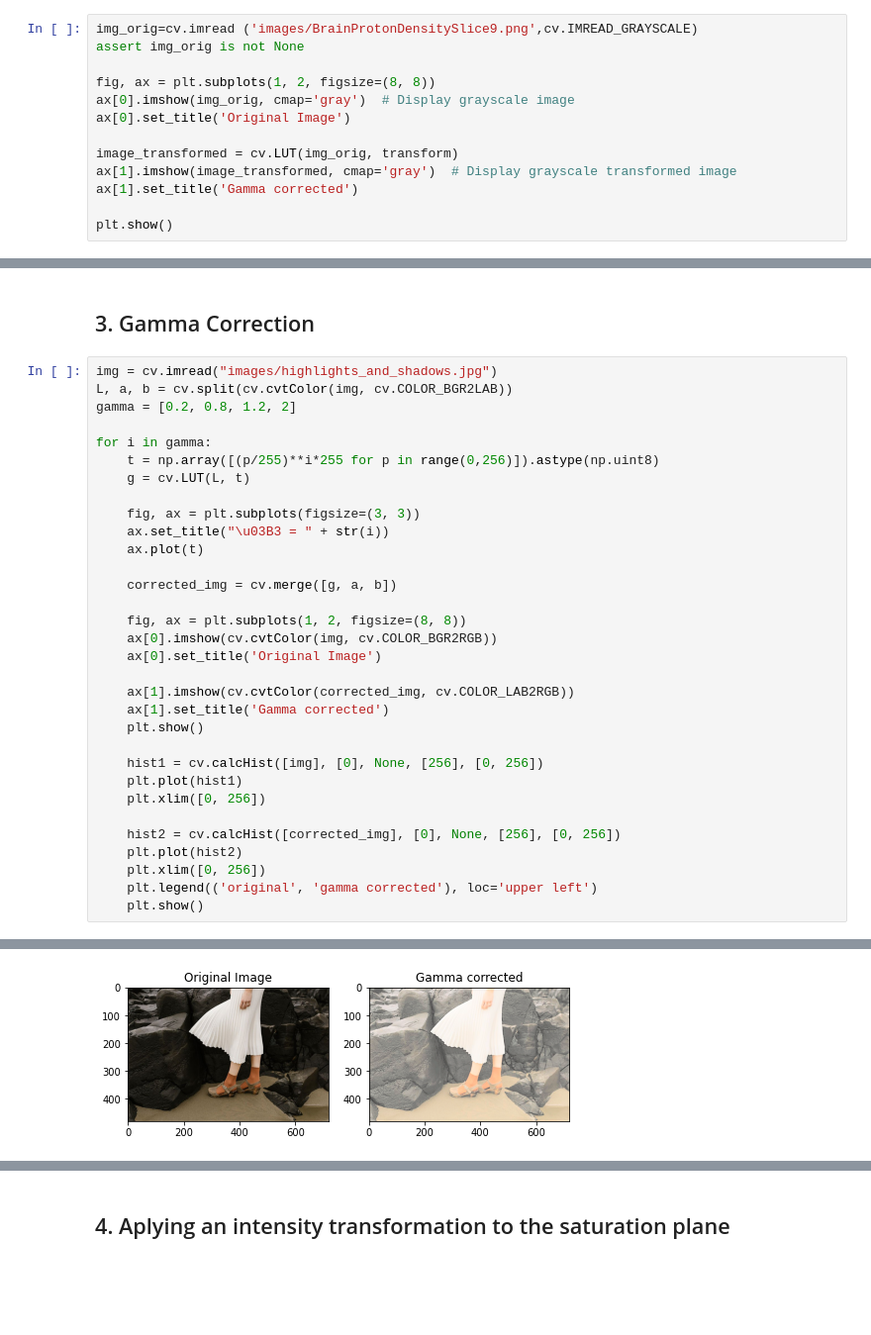
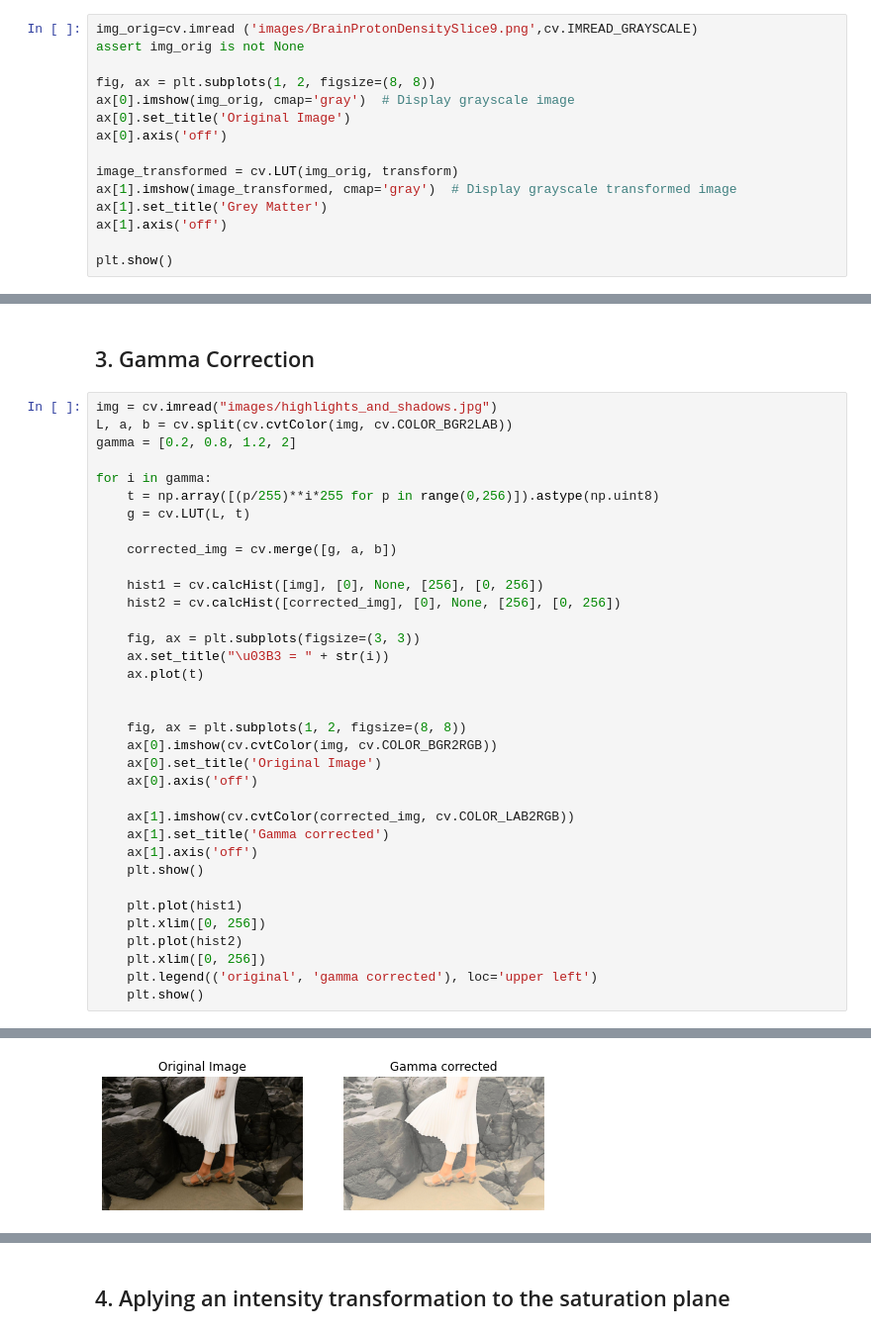
Before and after one commit to UlinduP/EN3160_Image_Processing_and_Machine_Vision, a Jupyter notebook: assignment_01.ipynb, the cells around one changed output, grey strips where cells are left out. Shown at 99% size. Cells and saved outputs as stored; diff of their text form; blank space fills up the shorter version.

```diff
--- a/assignment_01.ipynb
+++ b/assignment_01.ipynb
@@ -114,10 +119,12 @@ assert img_orig is not None
 fig, ax = plt.subplots(1, 2, figsize=(8, 8))
 ax[0].imshow(img_orig, cmap='gray')  # Display grayscale image
 ax[0].set_title('Original Image')
+ax[0].axis('off')
 
 image_transformed = cv.LUT(img_orig, transform)
 ax[1].imshow(image_transformed, cmap='gray')  # Display grayscale transformed image
-ax[1].set_title('Gamma corrected')
+ax[1].set_title('Grey Matter')
+ax[1].axis('off')
 
 plt.show()
 # %% [output]
@@ -127,37 +134,40 @@ plt.show()
 # %%
 img = cv.imread("images/highlights_and_shadows.jpg")
 L, a, b = cv.split(cv.cvtColor(img, cv.COLOR_BGR2LAB))
 gamma = [0.2, 0.8, 1.2, 2]
 
 for i in gamma:
     t = np.array([(p/255)**i*255 for p in range(0,256)]).astype(np.uint8)
     g = cv.LUT(L, t)
 
+    corrected_img = cv.merge([g, a, b])
+
+    hist1 = cv.calcHist([img], [0], None, [256], [0, 256])
+    hist2 = cv.calcHist([corrected_img], [0], None, [256], [0, 256])
+
     fig, ax = plt.subplots(figsize=(3, 3))
     ax.set_title("\u03B3 = " + str(i))
     ax.plot(t)
 
-    corrected_img = cv.merge([g, a, b])
 
     fig, ax = plt.subplots(1, 2, figsize=(8, 8))
     ax[0].imshow(cv.cvtColor(img, cv.COLOR_BGR2RGB))
     ax[0].set_title('Original Image')
+    ax[0].axis('off')
 
     ax[1].imshow(cv.cvtColor(corrected_img, cv.COLOR_LAB2RGB))
     ax[1].set_title('Gamma corrected')
+    ax[1].axis('off')
     plt.show()
 
-    hist1 = cv.calcHist([img], [0], None, [256], [0, 256])
     plt.plot(hist1)
     plt.xlim([0, 256])
-
-    hist2 = cv.calcHist([corrected_img], [0], None, [256], [0, 256])
     plt.plot(hist2)
     plt.xlim([0, 256])
     plt.legend(('original', 'gamma corrected'), loc='upper left')
     plt.show()
 # %% [output]
 [figure]
-[figure, old version]
+[figure, new version]
 [figure]
 [figure]
```
Also changed, not shown: parts of 19 cells of this notebook, 5 other files.
